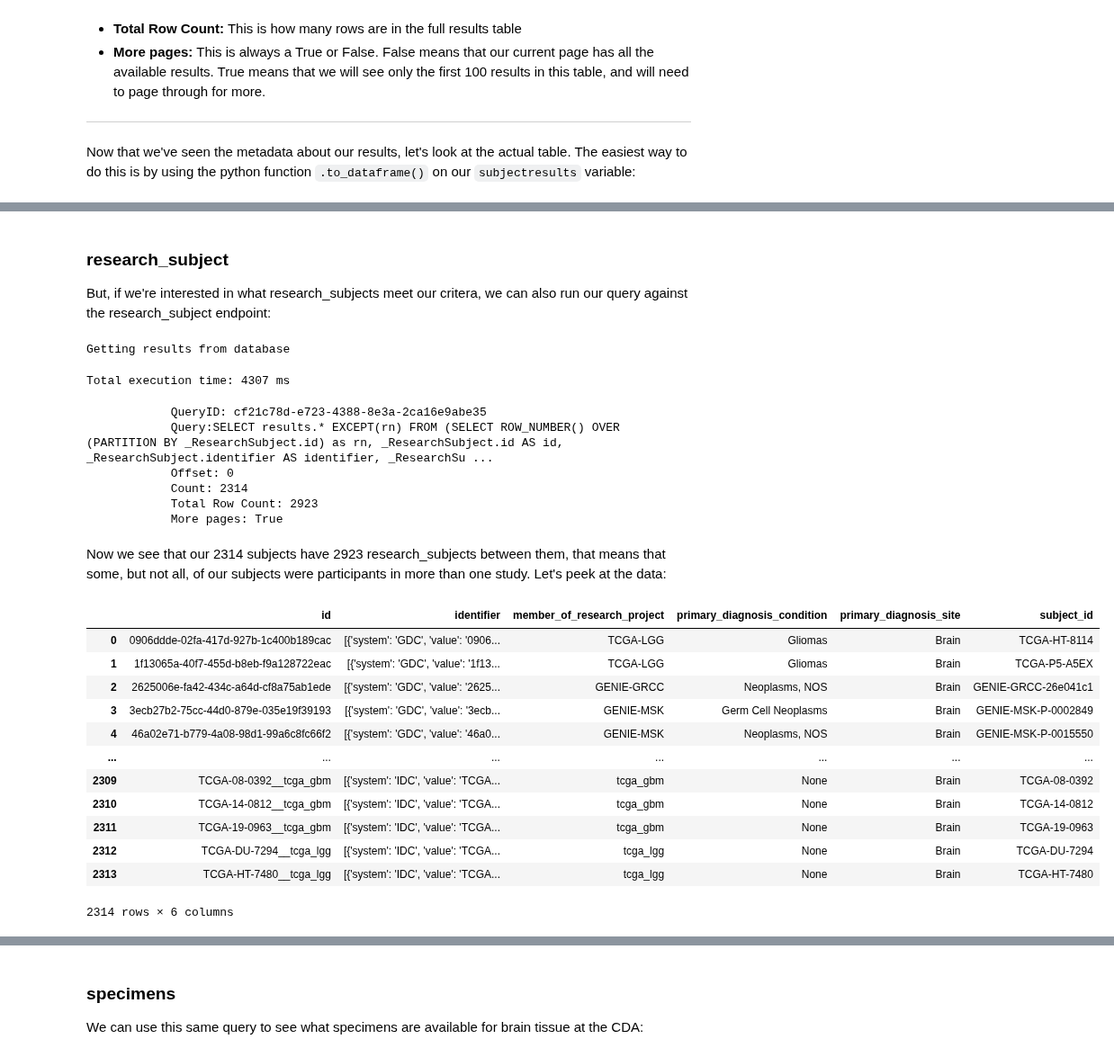
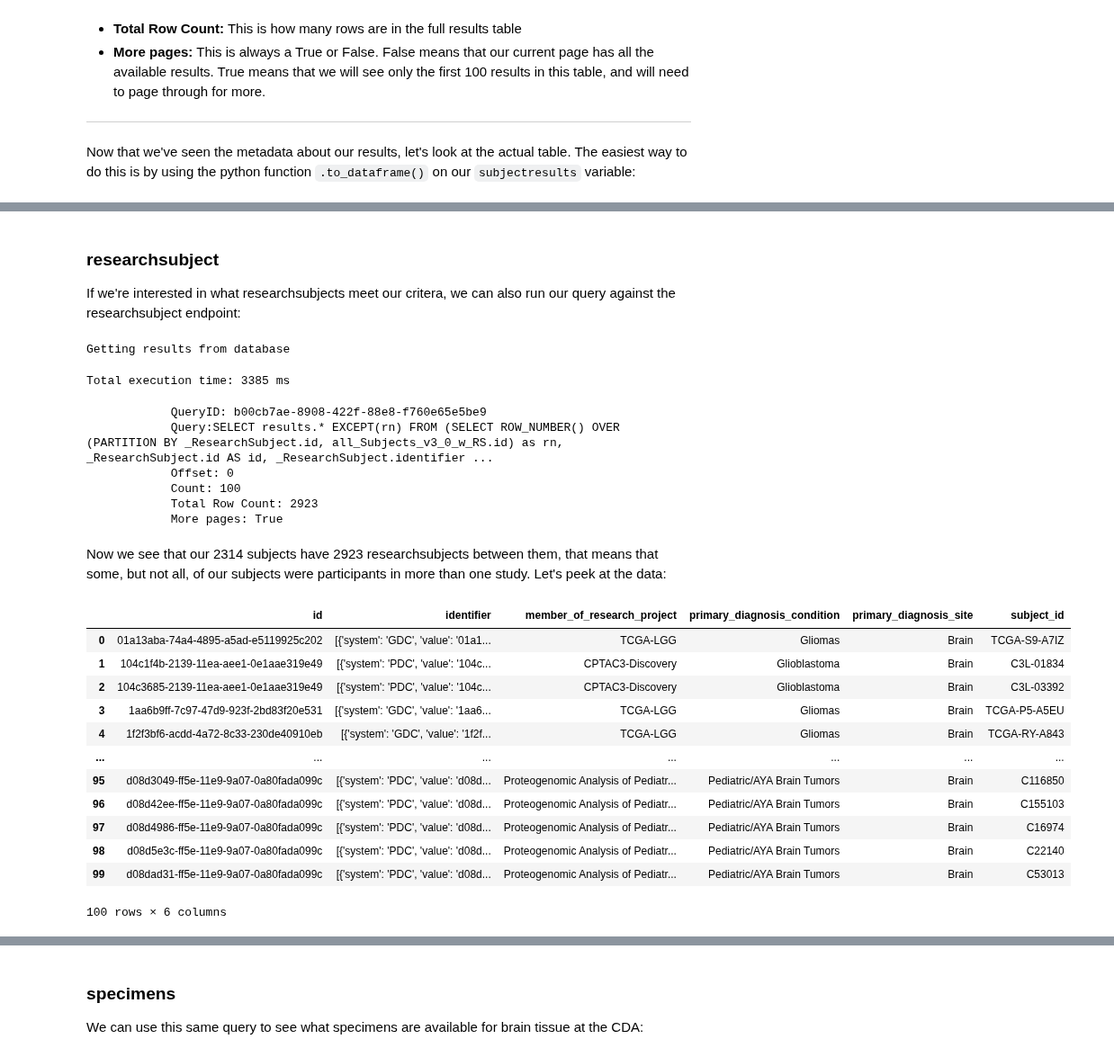
Before and after one commit to CancerDataAggregator/CDA-HelpDesk, a Jupyter notebook: docs/Documentation/ExampleNotebooks/BasicSearch.ipynb, the cells around one changed output, grey strips where cells are left out. Shown at 90% size. Drawn from its saved outputs; the diff is of its cells as text; code cells hidden in the pictures.

Commit message:
update for new endpoints

```diff
--- a/docs/Documentation/ExampleNotebooks/BasicSearch.ipynb
+++ b/docs/Documentation/ExampleNotebooks/BasicSearch.ipynb
@@ -49,6 +55,6 @@ If you aren't sure how we knew what terms to put in our search, please refer bac
 ### subject
 Now we can use that query to search any of information types. Let's start by looking at what Subjects meet our criteria. To do that, we will send our query to the subject endpoint, then ask for it to run:
 # %%
-subjectresults = myquery.subject.run(limit=2314)
+subjectresults = myquery.subject.run()
 # %% [output]
 Getting results from database
@@ -121,35 +145,35 @@ subjectdata[subjectdata['race'].str.contains("black", case=False, na=False)]
 # %% [markdown]
-### research_subject
+### researchsubject
 
-But, if we're interested in what research_subjects meet our critera, we can also run our query against the research_subject endpoint:
+If we're interested in what researchsubjects meet our critera, we can also run our query against the researchsubject endpoint:
 # %%
-resubjectresults = myquery.research_subject.run(limit=2314)
-resubjectresults
+researchsubjectresults = myquery.researchsubject.run()
+researchsubjectresults
 # %% [output]
 Getting results from database
-Total execution time: 4307 ms
+Total execution time: 3385 ms
-            QueryID: cf21c78d-e723-4388-8e3a-2ca16e9abe35
-            Query:SELECT results.* EXCEPT(rn) FROM (SELECT ROW_NUMBER() OVER (PARTITION BY _ResearchSubject.id) as rn, _ResearchSubject.id AS id, _ResearchSubject.identifier AS identifier, _ResearchSu ...
+            QueryID: b00cb7ae-8908-422f-88e8-f760e65e5be9
+            Query:SELECT results.* EXCEPT(rn) FROM (SELECT ROW_NUMBER() OVER (PARTITION BY _ResearchSubject.id, all_Subjects_v3_0_w_RS.id) as rn, _ResearchSubject.id AS id, _ResearchSubject.identifier ...
             Offset: 0
-            Count: 2314
+            Count: 100
             Total Row Count: 2923
             More pages: True
 # %% [markdown]
-Now we see that our 2314 subjects have 2923 research_subjects between them, that means that some, but not all, of our subjects were participants in more than one study. Let's peek at the data:
+Now we see that our 2314 subjects have 2923 researchsubjects between them, that means that some, but not all, of our subjects were participants in more than one study. Let's peek at the data:
 # %%
-resubjectresults.to_dataframe()
+researchsubjectresults.to_dataframe()
 # %% [output]
 |  | id | identifier | member_of_research_project | primary_diagnosis_condition | primary_diagnosis_site | subject_id |
-| 0 | 0906ddde-02fa-417d-927b-1c400b189cac | [{'system': 'GDC', 'value': '0906... | TCGA-LGG | Gliomas | Brain | TCGA-HT-8114 |
-| 1 | 1f13065a-40f7-455d-b8eb-f9a128722eac | [{'system': 'GDC', 'value': '1f13... | TCGA-LGG | Gliomas | Brain | TCGA-P5-A5EX |
-| 2 | 2625006e-fa42-434c-a64d-cf8a75ab1ede | [{'system': 'GDC', 'value': '2625... | GENIE-GRCC | Neoplasms, NOS | Brain | GENIE-GRCC-26e041c1 |
-| 3 | 3ecb27b2-75cc-44d0-879e-035e19f39193 | [{'system': 'GDC', 'value': '3ecb... | GENIE-MSK | Germ Cell Neoplasms | Brain | GENIE-MSK-P-0002849 |
-| 4 | 46a02e71-b779-4a08-98d1-99a6c8fc66f2 | [{'system': 'GDC', 'value': '46a0... | GENIE-MSK | Neoplasms, NOS | Brain | GENIE-MSK-P-0015550 |
+| 0 | 01a13aba-74a4-4895-a5ad-e5119925c202 | [{'system': 'GDC', 'value': '01a1... | TCGA-LGG | Gliomas | Brain | TCGA-S9-A7IZ |
+| 1 | 104c1f4b-2139-11ea-aee1-0e1aae319e49 | [{'system': 'PDC', 'value': '104c... | CPTAC3-Discovery | Glioblastoma | Brain | C3L-01834 |
+| 2 | 104c3685-2139-11ea-aee1-0e1aae319e49 | [{'system': 'PDC', 'value': '104c... | CPTAC3-Discovery | Glioblastoma | Brain | C3L-03392 |
+| 3 | 1aa6b9ff-7c97-47d9-923f-2bd83f20e531 | [{'system': 'GDC', 'value': '1aa6... | TCGA-LGG | Gliomas | Brain | TCGA-P5-A5EU |
+| 4 | 1f2f3bf6-acdd-4a72-8c33-230de40910eb | [{'system': 'GDC', 'value': '1f2f... | TCGA-LGG | Gliomas | Brain | TCGA-RY-A843 |
 | ... | ... | ... | ... | ... | ... | ... |
-| 2309 | TCGA-08-0392__tcga_gbm | [{'system': 'IDC', 'value': 'TCGA... | tcga_gbm | None | Brain | TCGA-08-0392 |
-| 2310 | TCGA-14-0812__tcga_gbm | [{'system': 'IDC', 'value': 'TCGA... | tcga_gbm | None | Brain | TCGA-14-0812 |
-| 2311 | TCGA-19-0963__tcga_gbm | [{'system': 'IDC', 'value': 'TCGA... | tcga_gbm | None | Brain | TCGA-19-0963 |
-| 2312 | TCGA-DU-7294__tcga_lgg | [{'system': 'IDC', 'value': 'TCGA... | tcga_lgg | None | Brain | TCGA-DU-7294 |
-| 2313 | TCGA-HT-7480__tcga_lgg | [{'system': 'IDC', 'value': 'TCGA... | tcga_lgg | None | Brain | TCGA-HT-7480 |
+| 95 | d08d3049-ff5e-11e9-9a07-0a80fada099c | [{'system': 'PDC', 'value': 'd08d... | Proteogenomic Analysis of Pediatr... | Pediatric/AYA Brain Tumors | Brain | C116850 |
+| 96 | d08d42ee-ff5e-11e9-9a07-0a80fada099c | [{'system': 'PDC', 'value': 'd08d... | Proteogenomic Analysis of Pediatr... | Pediatric/AYA Brain Tumors | Brain | C155103 |
+| 97 | d08d4986-ff5e-11e9-9a07-0a80fada099c | [{'system': 'PDC', 'value': 'd08d... | Proteogenomic Analysis of Pediatr... | Pediatric/AYA Brain Tumors | Brain | C16974 |
+| 98 | d08d5e3c-ff5e-11e9-9a07-0a80fada099c | [{'system': 'PDC', 'value': 'd08d... | Proteogenomic Analysis of Pediatr... | Pediatric/AYA Brain Tumors | Brain | C22140 |
+| 99 | d08dad31-ff5e-11e9-9a07-0a80fada099c | [{'system': 'PDC', 'value': 'd08d... | Proteogenomic Analysis of Pediatr... | Pediatric/AYA Brain Tumors | Brain | C53013 |
-2314 rows × 6 columns
+100 rows × 6 columns
 # %% [markdown]
```
Also changed, not shown: parts of 25 cells of this notebook, 3 other files.
